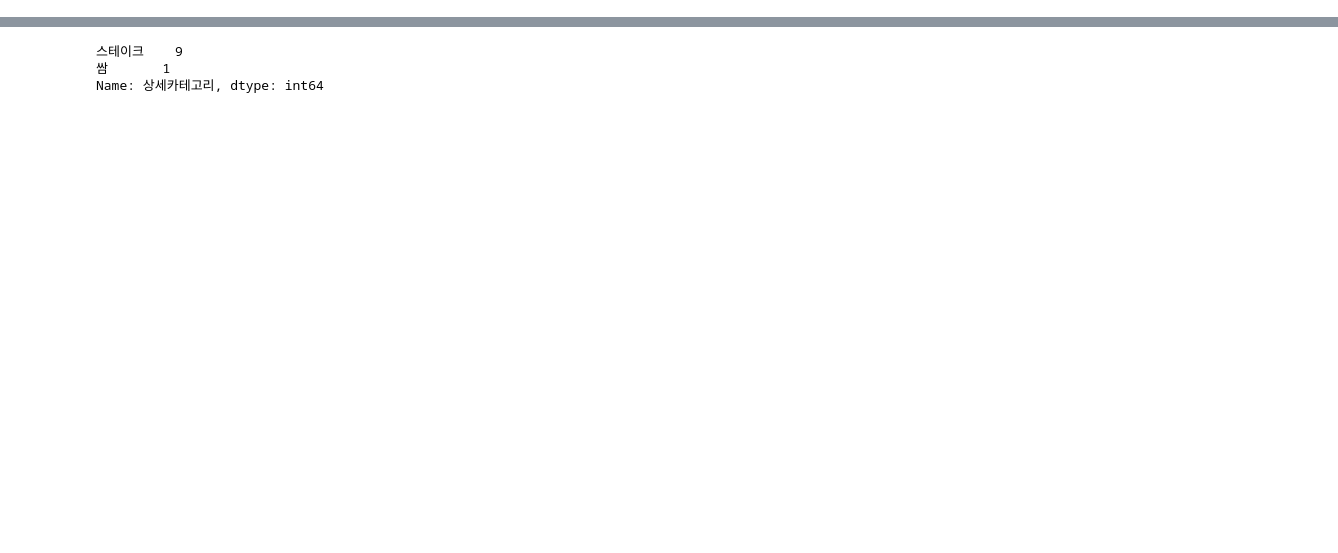
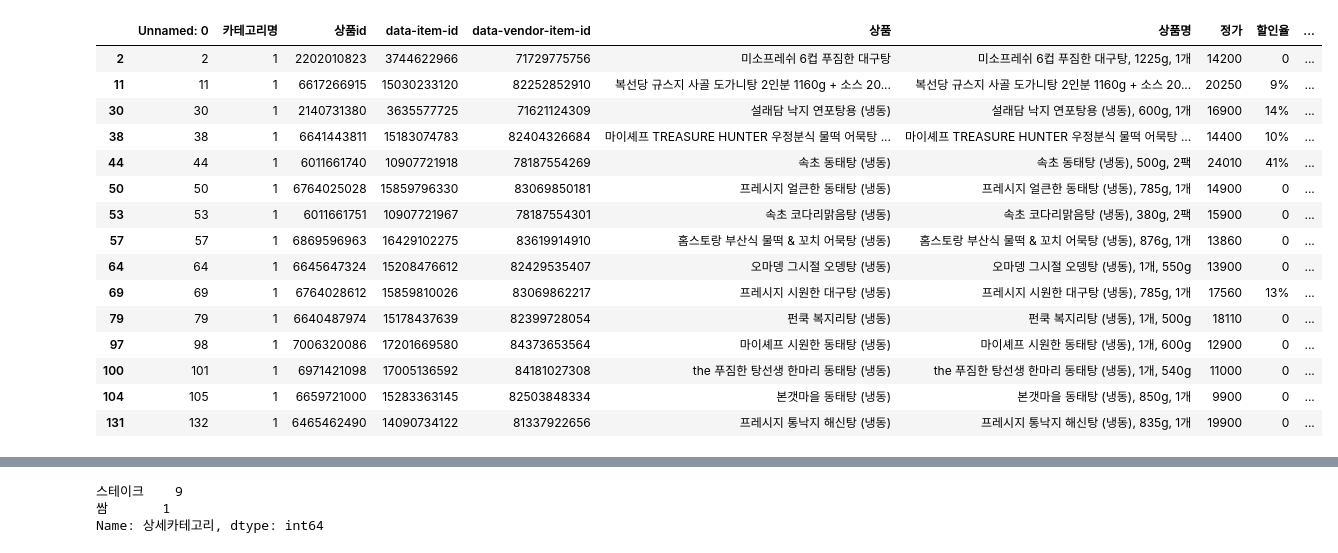
Before and after one commit to dajeong25/KDT_team4_FinalPJT, a Jupyter notebook: 01_웹크롤링/상세카테고리_태현님base.ipynb, the cells around one changed output, grey strips where cells are left out. Cells and saved outputs as stored; diff of their text form; code cells hidden in the pictures; blank space fills up the shorter version.

Commit message:
쿠팡 크롤링 상세카테고리 정리
- 전일 작업에서 추가적으로 상세카테고리 분류
- 가능하다면 비지도학습의 군집분석으로 새로 업데이트 되는 밀키트도 분류가 가능할지 확인 필요

```diff
--- a/01_웹크롤링/상세카테고리_태현님base.ipynb
+++ b/01_웹크롤링/상세카테고리_태현님base.ipynb
@@ -121,4 +155,23 @@ df.loc[df['카테고리명']==1].상세카테고리.value_counts()
 Name: 상세카테고리, dtype: int64
+# %%
+df.loc[(df['카테고리명']==1)&(df['상세카테고리']=='탕')]
+# %% [output]
+|  | Unnamed: 0 | 카테고리명 | 상품id | data-item-id | data-vendor-item-id | 상품 | 상품명 | 정가 | 할인율 | ... |
+| 2 | 2 | 1 | 2202010823 | 3744622966 | 71729775756 | 미소프레쉬 6컵 푸짐한 대구탕 | 미소프레쉬 6컵 푸짐한 대구탕, 1225g, 1개 | 14200 | 0 | ... |
+| 11 | 11 | 1 | 6617266915 | 15030233120 | 82252852910 | 복선당 규스지 사골 도가니탕 2인분 1160g + 소스 20... | 복선당 규스지 사골 도가니탕 2인분 1160g + 소스 20... | 20250 | 9% | ... |
+| 30 | 30 | 1 | 2140731380 | 3635577725 | 71621124309 | 설래담 낙지 연포탕용 (냉동) | 설래담 낙지 연포탕용 (냉동), 600g, 1개 | 16900 | 14% | ... |
+| 38 | 38 | 1 | 6641443811 | 15183074783 | 82404326684 | 마이셰프 TREASURE HUNTER 우정분식 물떡 어묵탕 ... | 마이셰프 TREASURE HUNTER 우정분식 물떡 어묵탕 ... | 14400 | 10% | ... |
+| 44 | 44 | 1 | 6011661740 | 10907721918 | 78187554269 | 속초 동태탕 (냉동) | 속초 동태탕 (냉동), 500g, 2팩 | 24010 | 41% | ... |
+| 50 | 50 | 1 | 6764025028 | 15859796330 | 83069850181 | 프레시지 얼큰한 동태탕 (냉동) | 프레시지 얼큰한 동태탕 (냉동), 785g, 1개 | 14900 | 0 | ... |
+| 53 | 53 | 1 | 6011661751 | 10907721967 | 78187554301 | 속초 코다리맑음탕 (냉동) | 속초 코다리맑음탕 (냉동), 380g, 2팩 | 15900 | 0 | ... |
+| 57 | 57 | 1 | 6869596963 | 16429102275 | 83619914910 | 홈스토랑 부산식 물떡 & 꼬치 어묵탕 (냉동) | 홈스토랑 부산식 물떡 & 꼬치 어묵탕 (냉동), 876g, 1개 | 13860 | 0 | ... |
+| 64 | 64 | 1 | 6645647324 | 15208476612 | 82429535407 | 오마뎅 그시절 오뎅탕 (냉동) | 오마뎅 그시절 오뎅탕 (냉동), 1개, 550g | 13900 | 0 | ... |
+| 69 | 69 | 1 | 6764028612 | 15859810026 | 83069862217 | 프레시지 시원한 대구탕 (냉동) | 프레시지 시원한 대구탕 (냉동), 785g, 1개 | 17560 | 13% | ... |
+| 79 | 79 | 1 | 6640487974 | 15178437639 | 82399728054 | 펀쿡 복지리탕 (냉동) | 펀쿡 복지리탕 (냉동), 1개, 500g | 18110 | 0 | ... |
+| 97 | 98 | 1 | 7006320086 | 17201669580 | 84373653564 | 마이셰프 시원한 동태탕 (냉동) | 마이셰프 시원한 동태탕 (냉동), 1개, 600g | 12900 | 0 | ... |
+| 100 | 101 | 1 | 6971421098 | 17005136592 | 84181027308 | the 푸짐한 탕선생 한마리 동태탕 (냉동) | the 푸짐한 탕선생 한마리 동태탕 (냉동), 1개, 540g | 11000 | 0 | ... |
+| 104 | 105 | 1 | 6659721000 | 15283363145 | 82503848334 | 본갯마을 동태탕 (냉동) | 본갯마을 동태탕 (냉동), 850g, 1개 | 9900 | 0 | ... |
+| 131 | 132 | 1 | 6465462490 | 14090734122 | 81337922656 | 프레시지 통낙지 해신탕 (냉동) | 프레시지 통낙지 해신탕 (냉동), 835g, 1개 | 19900 | 0 | ... |
 # %%
 df.loc[df['카테고리명']==2].상세카테고리.value_counts()
 # %% [output]
```
Also changed, not shown: parts of 16 cells of this notebook, 1 other file.
